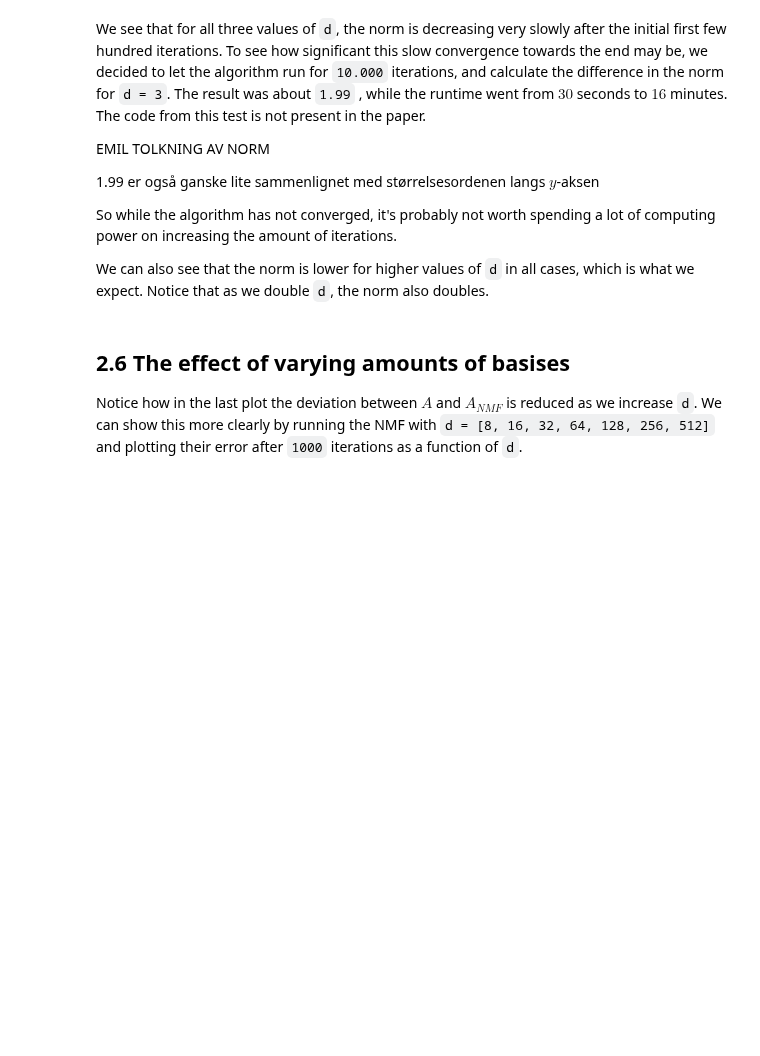
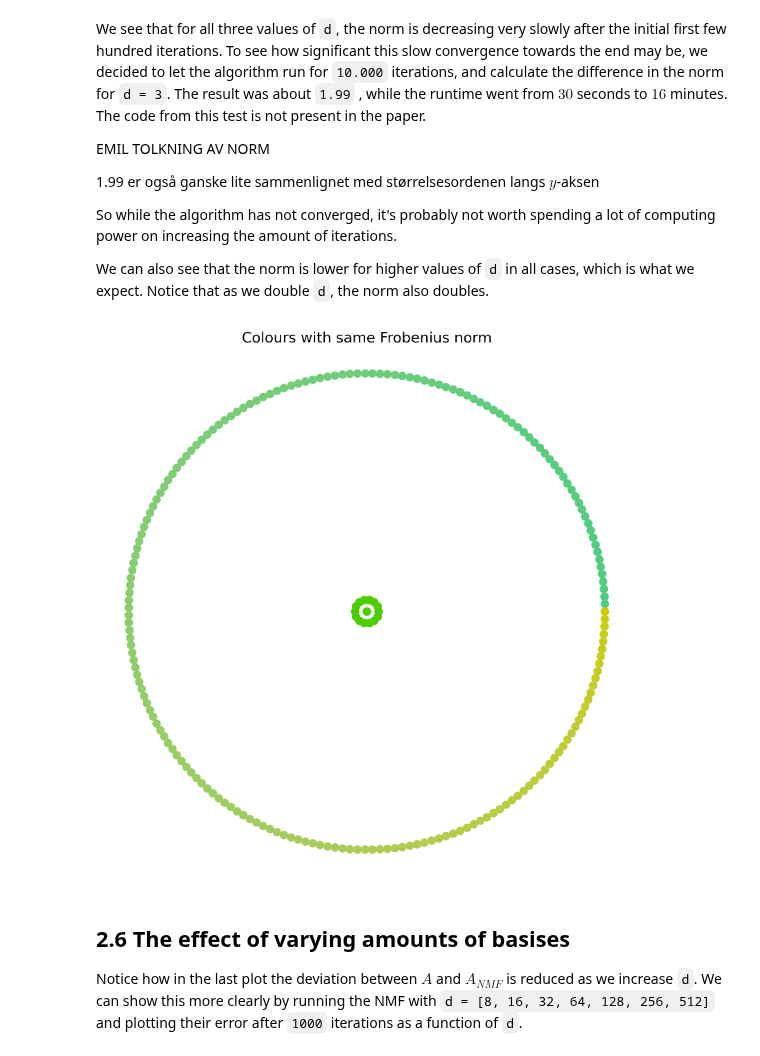
Before and after one commit to sundematias/TMA4320-IndMat-Project-3, a Jupyter notebook: final_product.ipynb, the cells around one changed output. Saved outputs shown, nothing was run; the diff lists cells and outputs as text; code cells hidden in the pictures; blank space fills up the shorter version.

```diff
--- a/final_product.ipynb
+++ b/final_product.ipynb
@@ -1079,6 +1097,88 @@ EMIL TOLKNING AV NORM
 So while the algorithm has not converged, it's probably not worth spending a lot of computing power on increasing the amount of iterations.
 
 We can also see that the norm is lower for higher values of `d` in all cases, which is what we expect. Notice that as we double `d`, the norm also doubles.
+# %%
+import itertools
+def colour_demonstration(n,color_dist,radius):
+
+    """
+    Returns neccesary data to create a circle with a RGB color corresponding to its Frobenius norm
+    Input:
+    n: Amount of small circles with unique colors
+    color_dist: The Frobenius distance between the colours. Can be interpreted as a color radius
+    radius: Actual radius for plotting.
+
+    output:
+    colors: Array of colors corresponding to the given n and color_dist.
+    a,b: x and y coordinates of the circle
+    """
+    #Hardcoded values handpicked to give a good example
+    #These values create the colour that we want to compare with colours with a distance color_dist away.
+    green_strength = 0.8
+    red_0 = 0.3
+    blue_0 = 0
+
+    #The greens are fixed so we get a circle instead of a ball
+    greens = np.repeat(green_strength,n)
+
+    #Array of possible red values
+    reds = np.linspace(red_0,red_0+color_dist,n)
+
+    #Calculate the corresponding blue value given a specific red value a distance
+    def b(r,distance):
+        b1_attempt = blue_0 +(1)*(np.sqrt( (distance**2-(np.abs(r-red_0))**2).round(14)))
+        if (b1_attempt>blue_0):
+            return b1_attempt
+        else:
+            return blue_0 -(1)*(np.sqrt( (distance**2-(np.abs(r-red_0))**2).round(14)))
+
+    #Create the blue values array
+    blues = np.zeros(n)
+    for i in range(n):
+        blues[i] = b(reds[i],color_dist)
+
+
+
+    #From the three color arrays, create RGB tuples
+    colors_arr = [(i,j,k) for i,j,k in zip(reds.ravel(),greens.ravel(),blues.ravel())]
+
+    #Make the first colour-element the comparison colour
+    colors_arr = np.insert(colors_arr,0,(red_0,green_strength,blue_0),axis=0)
+
+    #Magic from stackoverflow, there are probably easier solutions as we don't actually cycle.
+    colors = itertools.cycle(colors_arr)
+
+    #parametrize a circle
+    theta = np.linspace(0, 2*np.pi, n)
+    a = radius*np.cos(theta)
+    b = radius*np.sin(theta)
+
+    #insert the first element in the centre of the circle
+    a = np.insert(a,0,0)
+    b = np.insert(b,0,0)
+
+    return colors, a, b
+def plot_demonstration():
+    colors,a,b = colour_demonstration(200,0.5,10)
+    colors_inner, a_inner, b_inner = colour_demonstration(15,1e-6,0.5)
+
+    #plotting
+    figure, axes = plt.subplots(1)
+
+    for i in range(len(a)):
+        plt.scatter(a[i], b[i], color=next(colors))
+    for i in range(len(a_inner)):
+        plt.scatter(a_inner[i], b_inner[i], color=next(colors_inner))
+
+    axes.axis('off')
+    axes.set_aspect(1)
+
+    plt.title('Colours with same Frobenius norm')
+    plt.show()
+
+plot_demonstration()
+# %% [output]
+[figure, added]
 # %% [markdown]
 ## 2.6 The effect of varying amounts of basises
 Notice how in the last plot the deviation between $A$ and $A_{NMF}$ is reduced as we increase `d`. We can show this more clearly by running the NMF with `d = [8, 16, 32, 64, 128, 256, 512]` and plotting their error after `1000` iterations as a function of `d`.
```
Also changed, not shown: parts of 12 cells of this notebook.
